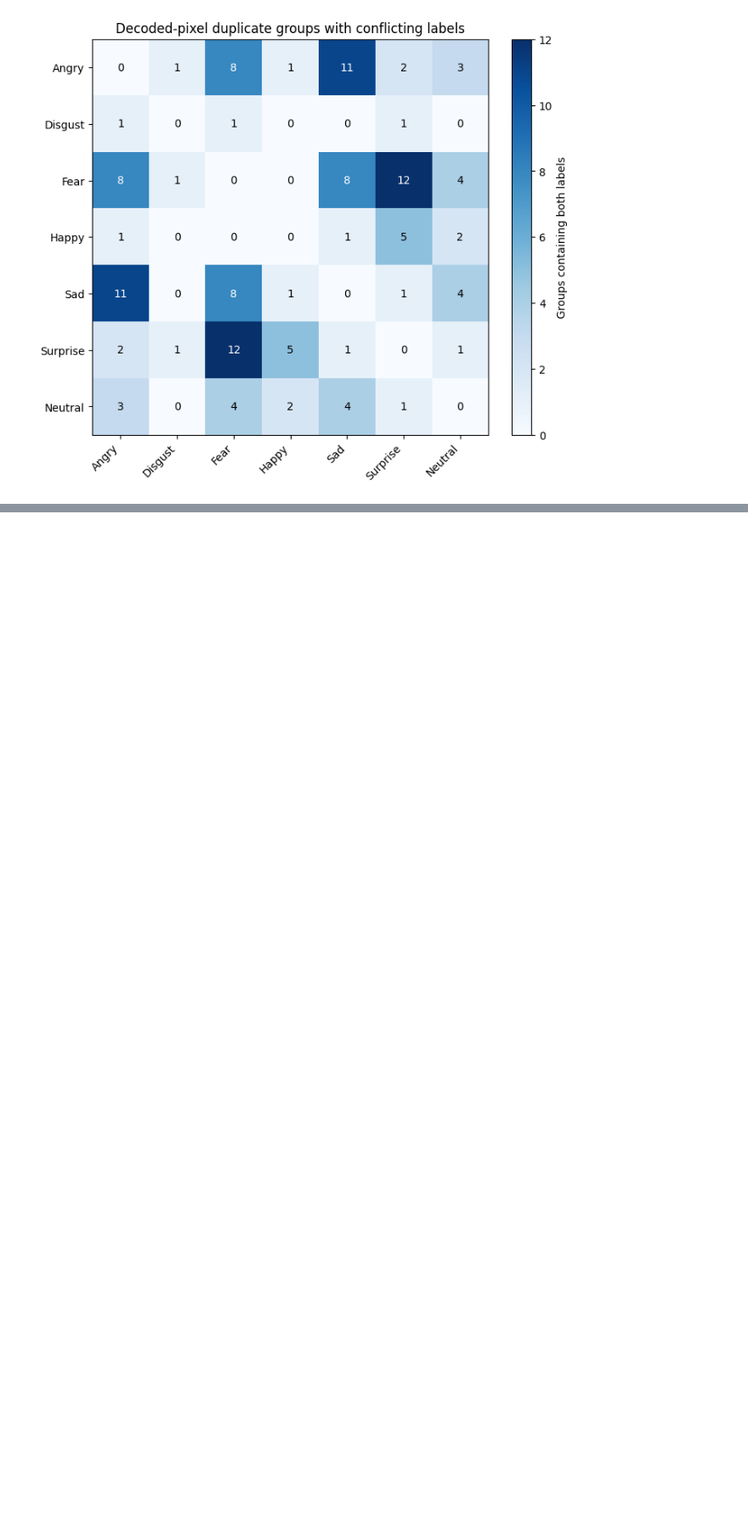
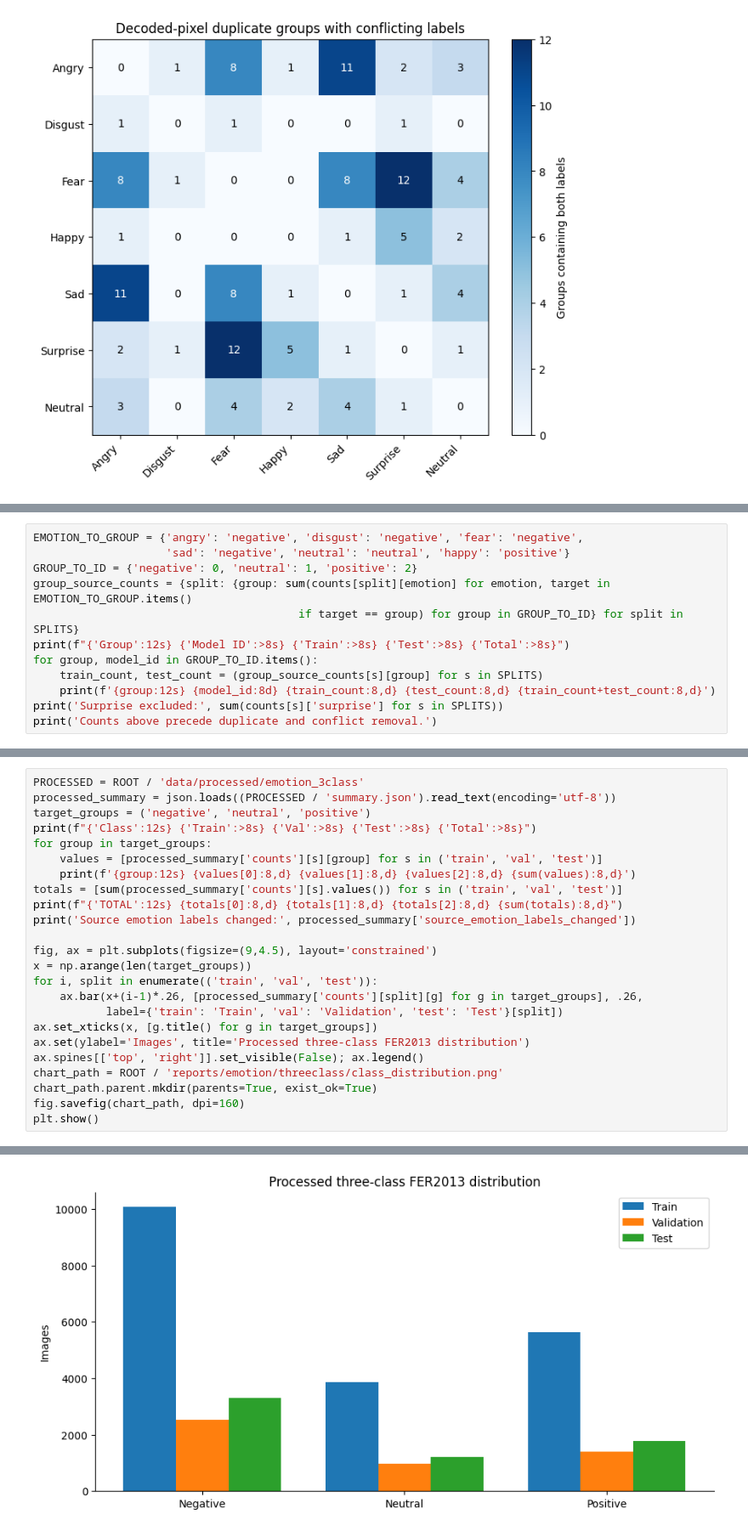
Before and after one commit to Quynh-Trang12/facial-attendance, a Jupyter notebook: notebooks/emotion_eda.ipynb, the cells around one changed output, grey strips where cells are left out. Shown at 85% size. Saved outputs shown, nothing was run; the diff lists cells and outputs as text; blank space fills up the shorter version.

Commit message:
Prepare three-class FER2013 data and update emotion EDA

```diff
--- a/notebooks/emotion_eda.ipynb
+++ b/notebooks/emotion_eda.ipynb
@@ -405,0 +266,12 @@ Use the processed `train`, `val`, and `test` folders for the next stage. These a
+# %%
+EMOTION_TO_GROUP = {'angry': 'negative', 'disgust': 'negative', 'fear': 'negative',
+                    'sad': 'negative', 'neutral': 'neutral', 'happy': 'positive'}
+GROUP_TO_ID = {'negative': 0, 'neutral': 1, 'positive': 2}
+group_source_counts = {split: {group: sum(counts[split][emotion] for emotion, target in EMOTION_TO_GROUP.items()
+                                        if target == group) for group in GROUP_TO_ID} for split in SPLITS}
+print(f"{'Group':12s} {'Model ID':>8s} {'Train':>8s} {'Test':>8s} {'Total':>8s}")
+for group, model_id in GROUP_TO_ID.items():
+    train_count, test_count = (group_source_counts[s][group] for s in SPLITS)
+    print(f'{group:12s} {model_id:8d} {train_count:8,d} {test_count:8,d} {train_count+test_count:8,d}')
+print('Surprise excluded:', sum(counts[s]['surprise'] for s in SPLITS))
+print('Counts above precede duplicate and conflict removal.')
@@ -405,0 +312,25 @@ Use the processed `train`, `val`, and `test` folders for the next stage. These a
+# %%
+PROCESSED = ROOT / 'data/processed/emotion_3class'
+processed_summary = json.loads((PROCESSED / 'summary.json').read_text(encoding='utf-8'))
+target_groups = ('negative', 'neutral', 'positive')
+print(f"{'Class':12s} {'Train':>8s} {'Val':>8s} {'Test':>8s} {'Total':>8s}")
+for group in target_groups:
+    values = [processed_summary['counts'][s][group] for s in ('train', 'val', 'test')]
+    print(f'{group:12s} {values[0]:8,d} {values[1]:8,d} {values[2]:8,d} {sum(values):8,d}')
+totals = [sum(processed_summary['counts'][s].values()) for s in ('train', 'val', 'test')]
+print(f"{'TOTAL':12s} {totals[0]:8,d} {totals[1]:8,d} {totals[2]:8,d} {sum(totals):8,d}")
+print('Source emotion labels changed:', processed_summary['source_emotion_labels_changed'])
+
+fig, ax = plt.subplots(figsize=(9,4.5), layout='constrained')
+x = np.arange(len(target_groups))
+for i, split in enumerate(('train', 'val', 'test')):
+    ax.bar(x+(i-1)*.26, [processed_summary['counts'][split][g] for g in target_groups], .26,
+           label={'train': 'Train', 'val': 'Validation', 'test': 'Test'}[split])
+ax.set_xticks(x, [g.title() for g in target_groups])
+ax.set(ylabel='Images', title='Processed three-class FER2013 distribution')
+ax.spines[['top', 'right']].set_visible(False); ax.legend()
+chart_path = ROOT / 'reports/emotion/threeclass/class_distribution.png'
+chart_path.parent.mkdir(parents=True, exist_ok=True)
+fig.savefig(chart_path, dpi=160)
+plt.show()
+# %% [output]
@@ -405,0 +343 @@ Use the processed `train`, `val`, and `test` folders for the next stage. These a
+[figure, added]
```
Also changed, not shown: parts of 27 cells of this notebook, 11 other files.
